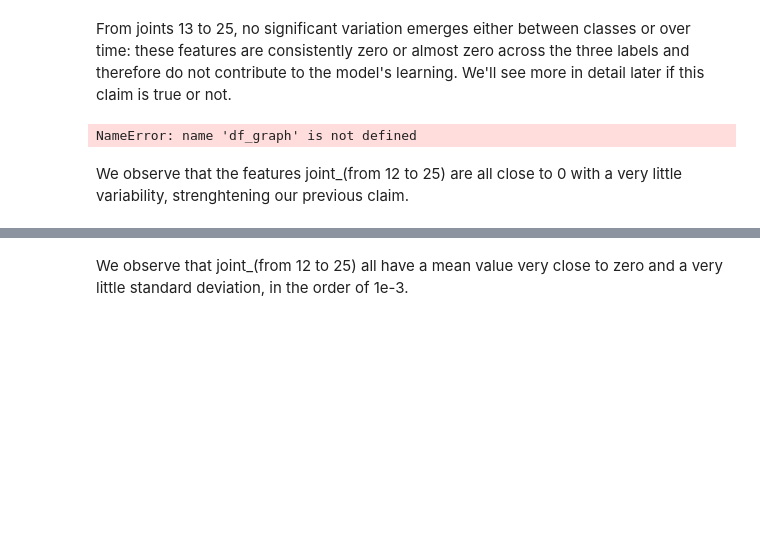
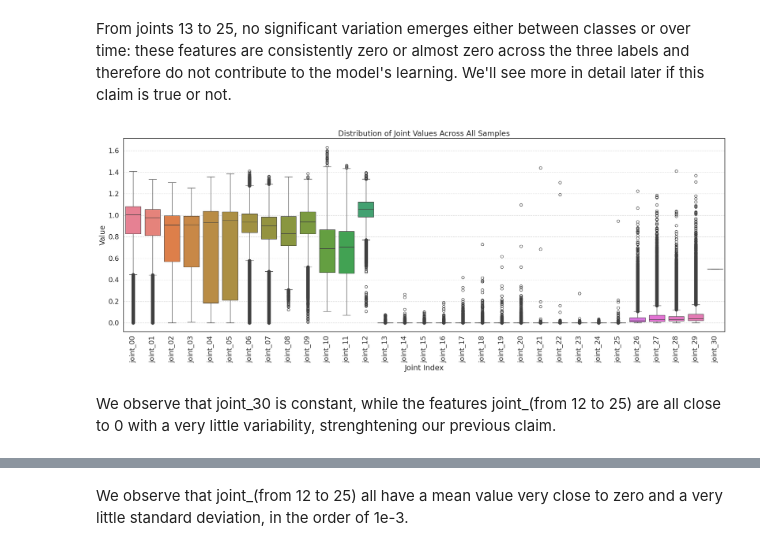
Before and after one commit to francescostreet/ShreckCiuchino2026, a Jupyter notebook: Notebook Sistemato aggiornato da fra.ipynb, the cells around one changed output, grey strips where cells are left out. Drawn from its saved outputs; the diff is of its cells as text; code cells hidden in the pictures; blank space fills up the shorter version.

```diff
--- a/Notebook Sistemato aggiornato da fra.ipynb
+++ b/Notebook Sistemato aggiornato da fra.ipynb
@@ -260,24 +258,26 @@ plt.show()
 From joints 13 to 25, no significant variation emerges either between classes or over time: these features are consistently zero or almost zero across the three labels and therefore do not contribute to the model's learning. We'll see more in detail later if this claim is true or not.
 # %%
 # @title 4.5 Box Plot of All features
+
+df_graph = pd.read_csv('pirate_pain_train.csv')
 
 # Identify all joint columns
 joint_columns = [col for col in df_graph.columns if col.startswith('joint_')]
 
 # Create a box plot for each joint column
 plt.figure(figsize=(20, 8)) # Adjust figure size for better readability
 sns.boxplot(data=df[joint_columns])
 plt.title('Distribution of Joint Values Across All Samples')
 plt.xlabel('Joint Index')
 plt.ylabel('Value')
 plt.xticks(rotation=90) # Rotate x-axis labels for better readability
 plt.grid(axis='y', linestyle='--', alpha=0.7)
 plt.tight_layout()
 plt.show()
 # %% [output]
-NameError: name 'df_graph' is not defined
+[figure, added]
 # %% [markdown]
-We observe that the features joint_(from 12 to 25) are all close to 0 with a very little variability, strenghtening our previous claim.
+We observe that joint_30 is constant, while the features joint_(from 12 to 25) are all close to 0 with a very little variability, strenghtening our previous claim.
 # %%
 # Generate descriptive statistics for numerical columns in the DataFrame
 print(f"\n--- Statistics ---")
```
Also changed, not shown: parts of 23 cells of this notebook.
